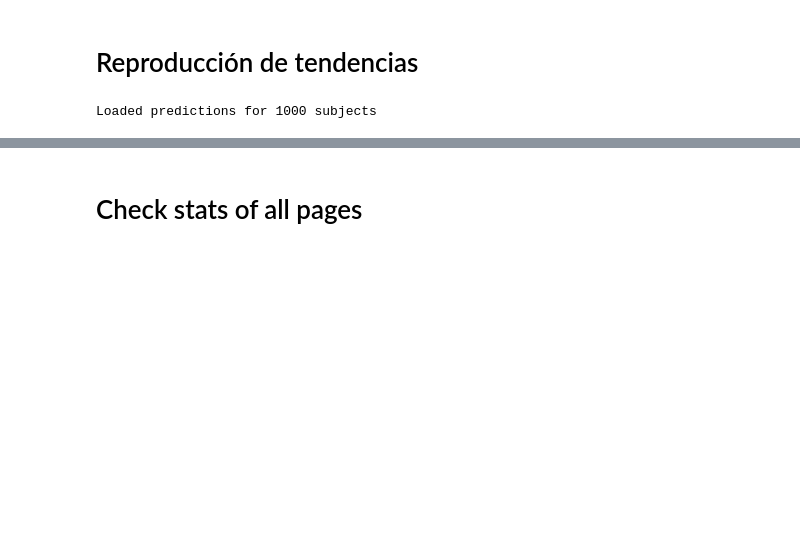
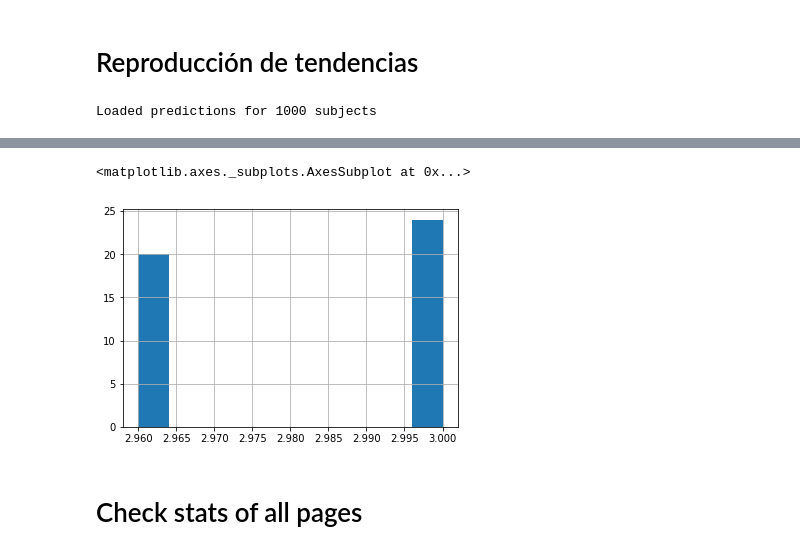
Before and after one commit to nicolasigor/sleep-rnn, a Jupyter notebook: figs_thesis/2021_eda_nsrr_page_exclusion.ipynb, the cells around one changed output, grey strips where cells are left out. Saved outputs shown, nothing was run; the diff lists cells and outputs as text; code cells hidden in the pictures; blank space fills up the shorter version.

```diff
--- a/figs_thesis/2021_eda_nsrr_page_exclusion.ipynb
+++ b/figs_thesis/2021_eda_nsrr_page_exclusion.ipynb
@@ -254,0 +396,7 @@ table_bysubject[table_bysubject.duration > 1.2]
+# %%
+# too long spindles
+subtable = table_byevent[table_byevent.duration > 2.95]
+
+unique_subjects = np.unique(subtable.subject_id)
+print("Unique subjects:", len(unique_subjects))
+subtable.sort_values(by=["amplitude"], ascending=False)
@@ -254,0 +422,5 @@ table_bysubject[table_bysubject.duration > 1.2]
+# %%
+subtable.duration.hist()
+# %% [output]
+<matplotlib.axes._subplots.AxesSubplot at 0x...>
+[figure, added]
```
Also changed, not shown: parts of 17 cells of this notebook.
